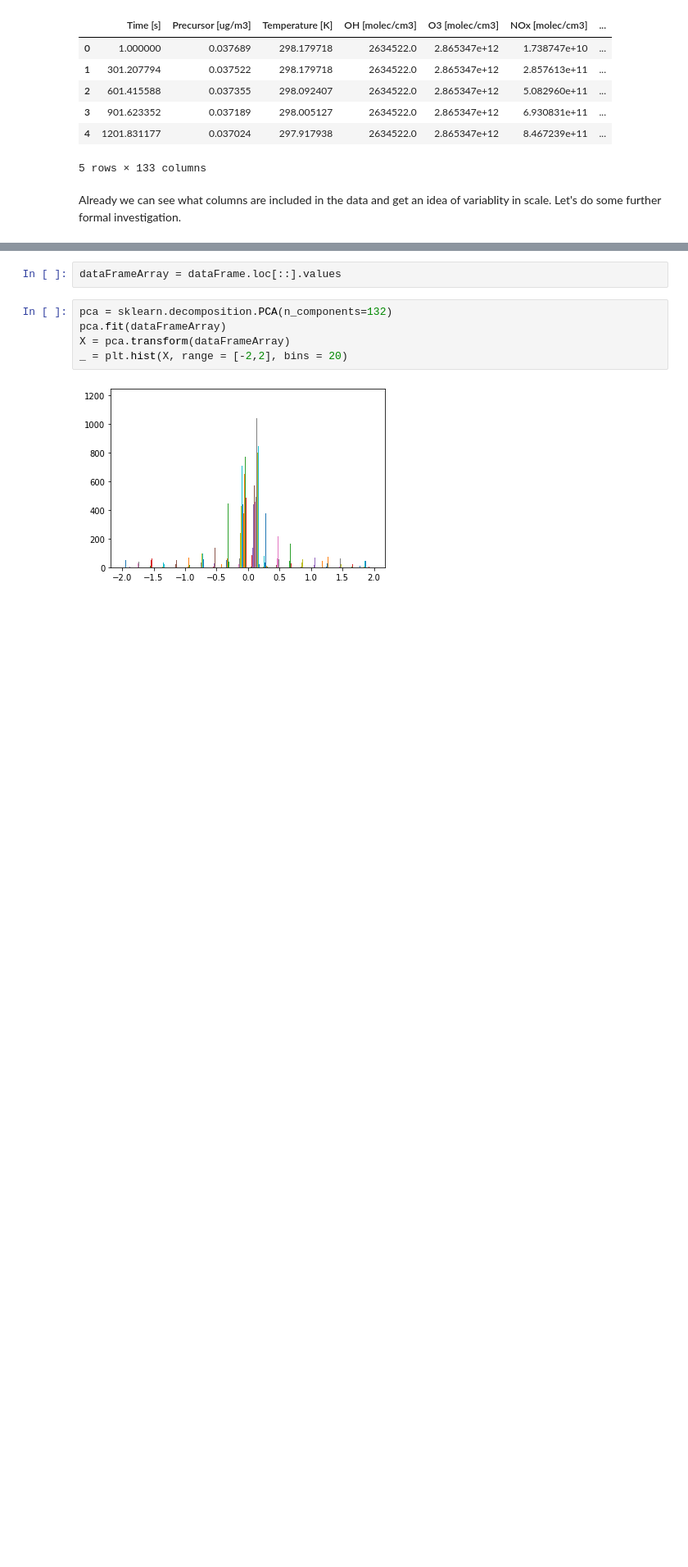
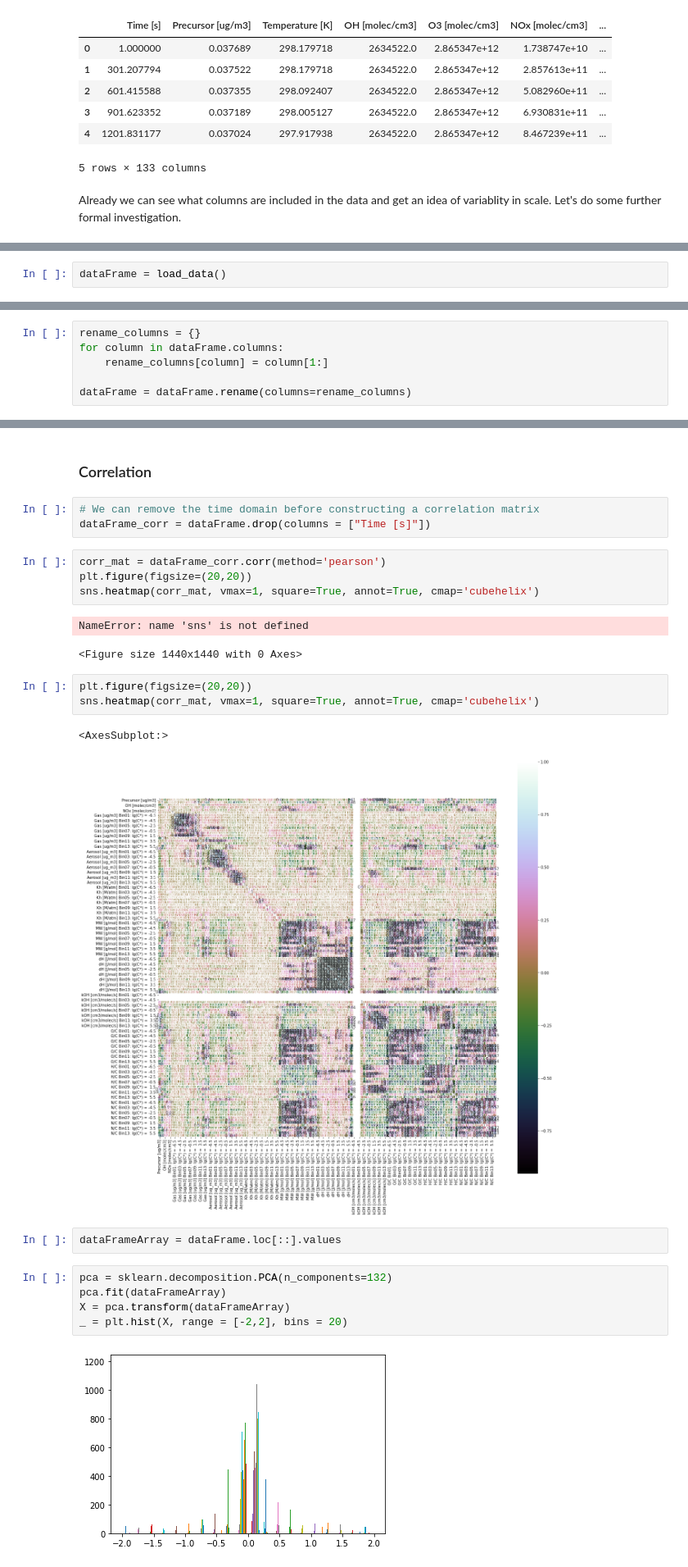
Before and after one commit to NCAR/ai4essportal, a Jupyter notebook: data_exploration.ipynb, the cells around one changed output, grey strips where cells are left out. Shown at 82% size. Saved outputs shown, nothing was run; the diff lists cells and outputs as text; blank space fills up the shorter version.

```diff
--- a/data_exploration.ipynb
+++ b/data_exploration.ipynb
@@ -110,0 +134,2 @@ _ = plt.hist(sampled_data_scaled, bins = 15, range = [-5,5])
+# %%
+dataFrame = load_data()
@@ -110,0 +177,6 @@ _ = plt.hist(sampled_data_scaled, bins = 15, range = [-5,5])
+# %%
+rename_columns = {}
+for column in dataFrame.columns:
+    rename_columns[column] = column[1:]
+
+dataFrame = dataFrame.rename(columns=rename_columns)
@@ -111,3 +189,21 @@ _ = plt.hist(sampled_data_scaled, bins = 15, range = [-5,5])
+# %% [markdown]
+### Correlation
+# %%
+# We can remove the time domain before constructing a correlation matrix
+dataFrame_corr = dataFrame.drop(columns = ["Time [s]"])
+# %%
+corr_mat = dataFrame_corr.corr(method='pearson')
+plt.figure(figsize=(20,20))
+sns.heatmap(corr_mat, vmax=1, square=True, annot=True, cmap='cubehelix')
+# %% [output]
+NameError: name 'sns' is not defined
+<Figure size 1440x1440 with 0 Axes>
+# %%
+plt.figure(figsize=(20,20))
+sns.heatmap(corr_mat, vmax=1, square=True, annot=True, cmap='cubehelix')
+# %% [output]
+<AxesSubplot:>
+[figure, added]
 # %%
 dataFrameArray = dataFrame.loc[::].values
 # %%
```
Also changed, not shown: parts of 29 cells of this notebook.
